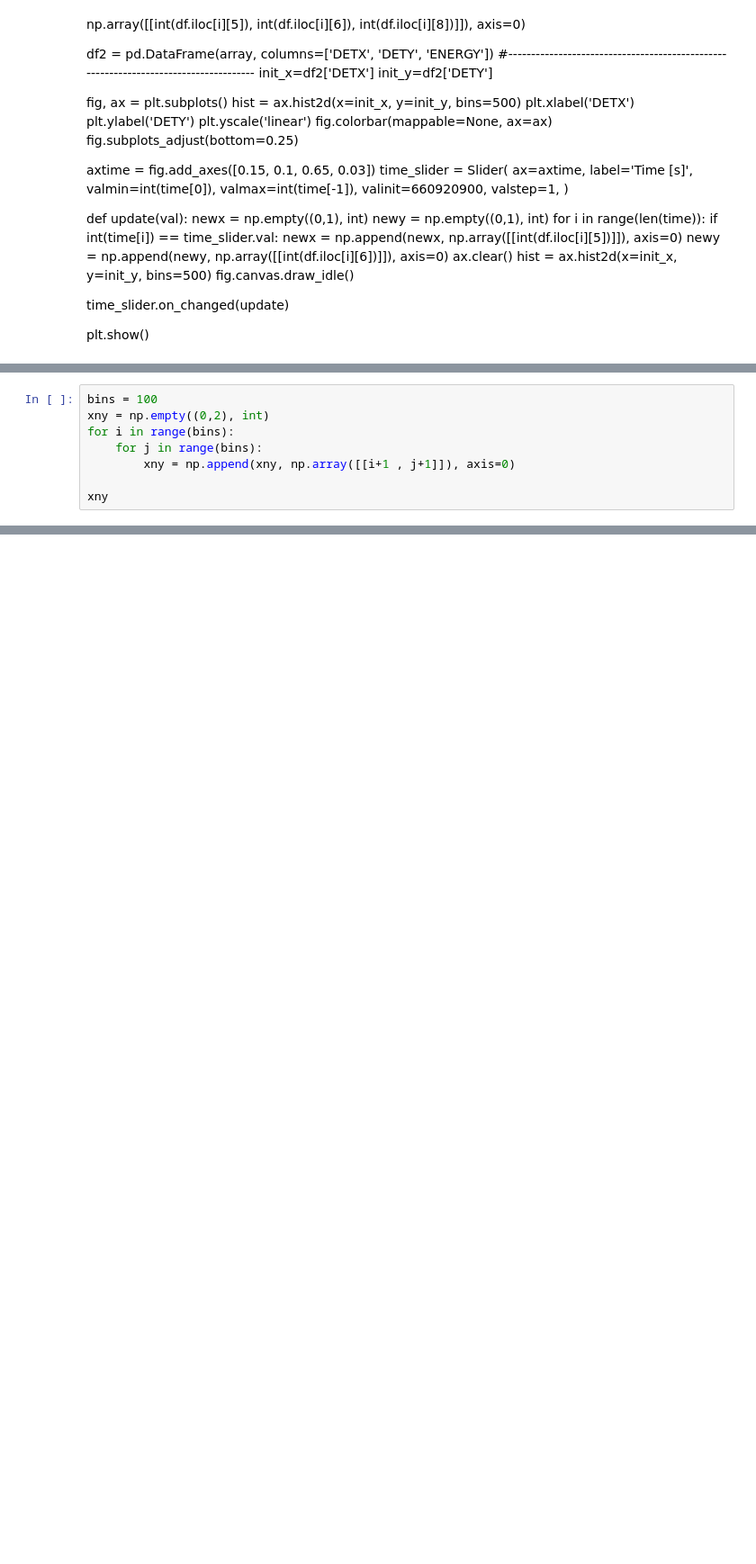
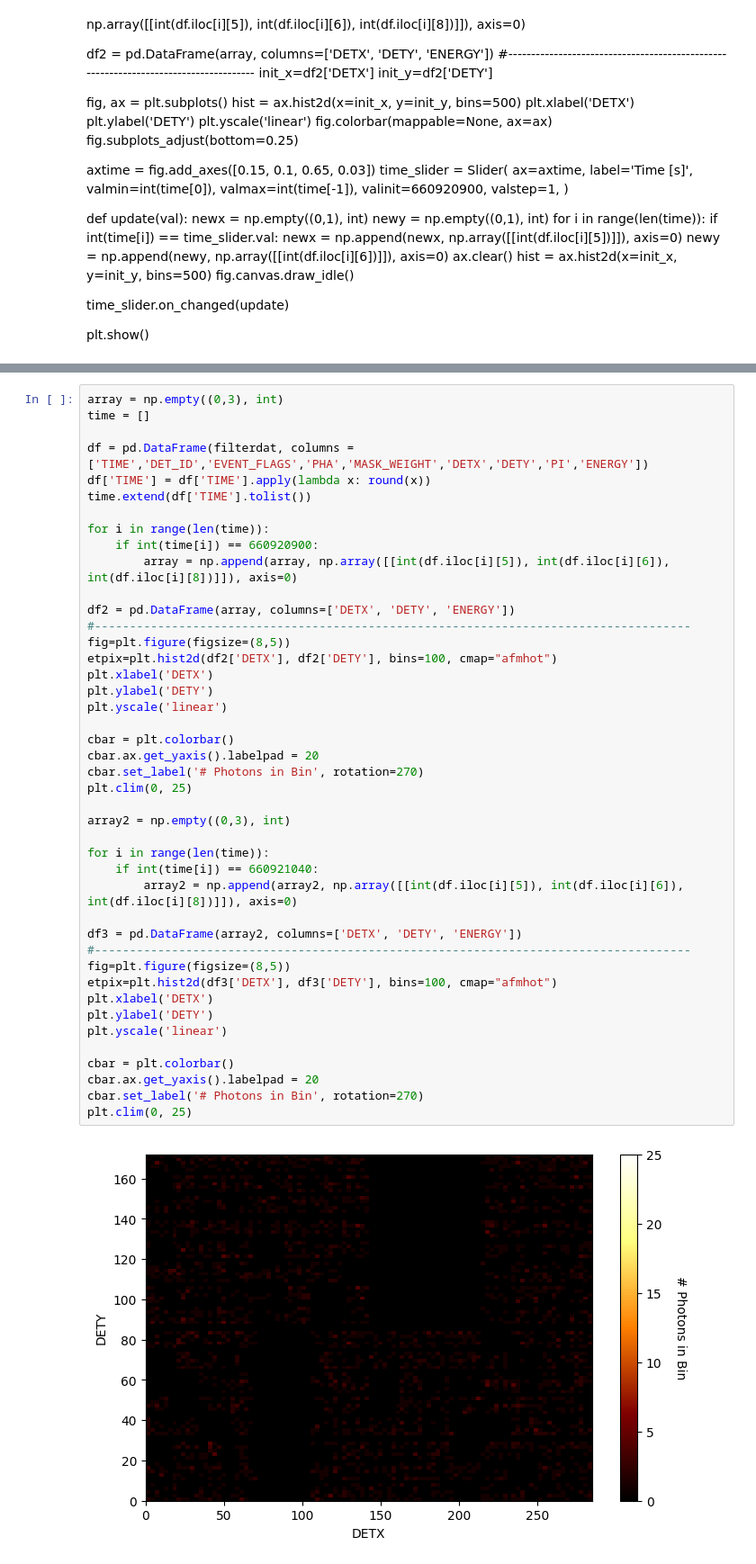
Before and after one commit to JCodeZero/PhotonStatsAnalysis, a Jupyter notebook: 2DHistogram.ipynb, the cells around one changed output, grey strips where cells are left out. Shown at 90% size. Cells and saved outputs as stored; diff of their text form; blank space fills up the shorter version.

```diff
--- a/2DHistogram.ipynb
+++ b/2DHistogram.ipynb
@@ -465,8 +270,0 @@ plt.show()
-# %%
-bins = 100
-xny = np.empty((0,2), int)
-for i in range(bins):
-    for j in range(bins):
-        xny = np.append(xny, np.array([[i+1 , j+1]]), axis=0)
-
-xny
@@ -487,0 +271,45 @@ coords['X'] =
+# %%
+array = np.empty((0,3), int)
+time = []
+
+df = pd.DataFrame(filterdat, columns = ['TIME','DET_ID','EVENT_FLAGS','PHA','MASK_WEIGHT','DETX','DETY','PI','ENERGY'])
+df['TIME'] = df['TIME'].apply(lambda x: round(x))
+time.extend(df['TIME'].tolist())
+
+for i in range(len(time)):
+    if int(time[i]) == 660920900:
+        array = np.append(array, np.array([[int(df.iloc[i][5]), int(df.iloc[i][6]), int(df.iloc[i][8])]]), axis=0)
+
+df2 = pd.DataFrame(array, columns=['DETX', 'DETY', 'ENERGY'])
+#-------------------------------------------------------------------------------------
+fig=plt.figure(figsize=(8,5))
+etpix=plt.hist2d(df2['DETX'], df2['DETY'], bins=100, cmap="afmhot")
+plt.xlabel('DETX')
+plt.ylabel('DETY')
+plt.yscale('linear')
+
+cbar = plt.colorbar()
+cbar.ax.get_yaxis().labelpad = 20
+cbar.set_label('# Photons in Bin', rotation=270)
+plt.clim(0, 25)
+
+array2 = np.empty((0,3), int)
+
+for i in range(len(time)):
+    if int(time[i]) == 660921040:
+        array2 = np.append(array2, np.array([[int(df.iloc[i][5]), int(df.iloc[i][6]), int(df.iloc[i][8])]]), axis=0)
+
+df3 = pd.DataFrame(array2, columns=['DETX', 'DETY', 'ENERGY'])
+#-------------------------------------------------------------------------------------
+fig=plt.figure(figsize=(8,5))
+etpix=plt.hist2d(df3['DETX'], df3['DETY'], bins=100, cmap="afmhot")
+plt.xlabel('DETX')
+plt.ylabel('DETY')
+plt.yscale('linear')
+
+cbar = plt.colorbar()
+cbar.ax.get_yaxis().labelpad = 20
+cbar.set_label('# Photons in Bin', rotation=270)
+plt.clim(0, 25)
+# %% [output]
+[figure, new version]
```
Also changed, not shown: parts of 12 cells of this notebook.
